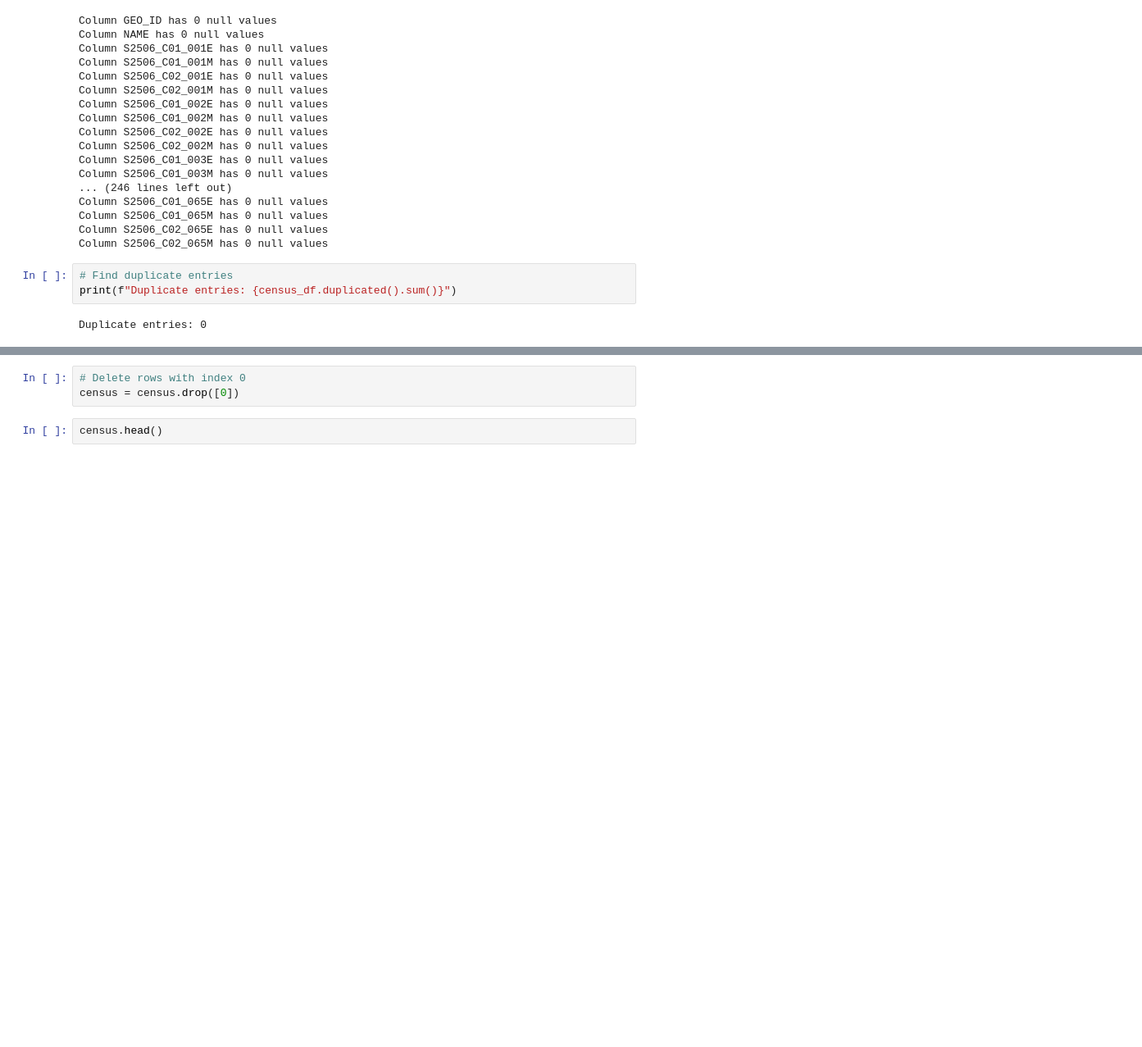
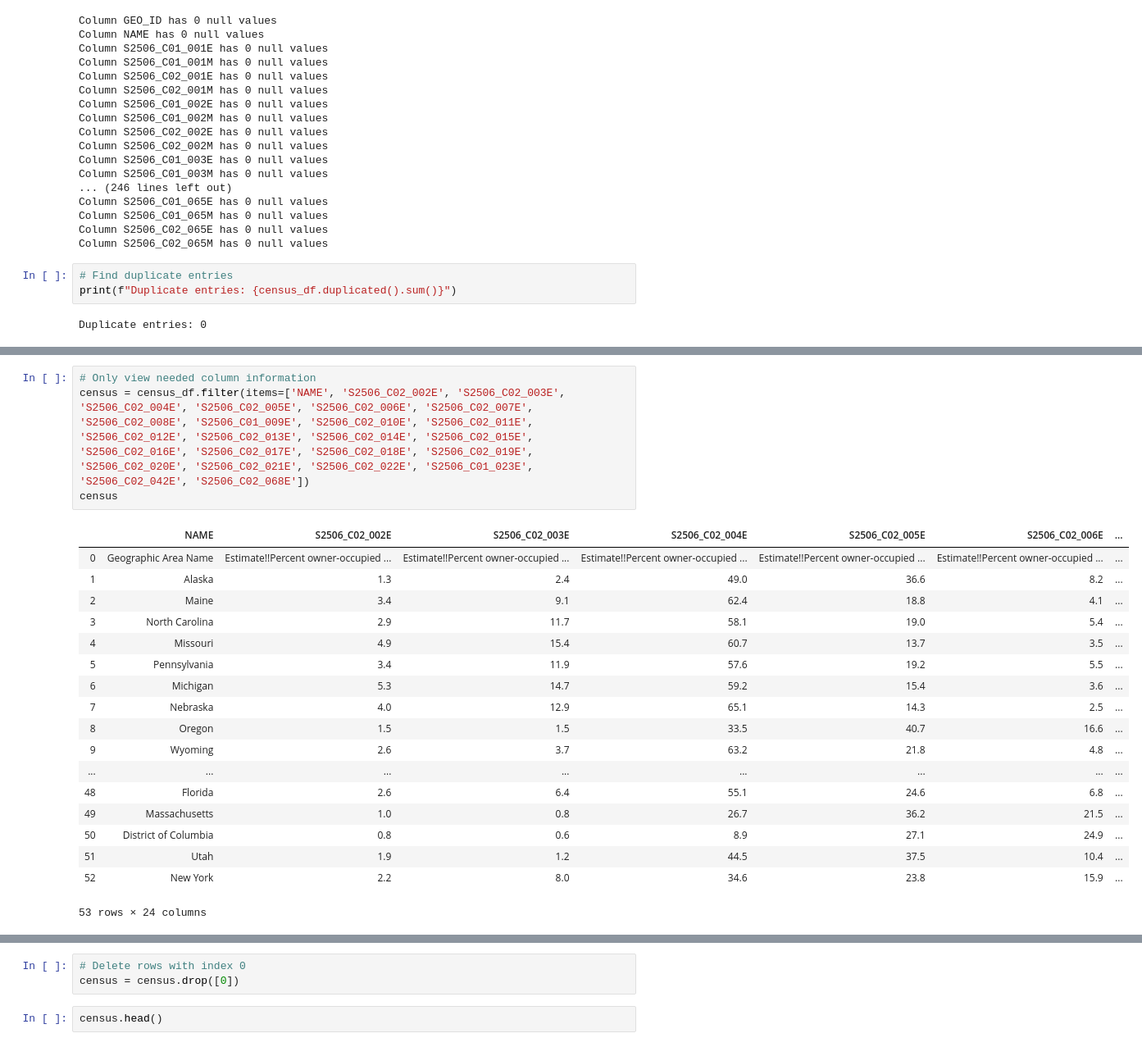
Before and after one commit to JVChermak/Leaving_California, a Jupyter notebook: Notebook/census_2018.ipynb, the cells around one changed output, grey strips where cells are left out. Shown at 82% size. Drawn from its saved outputs; the diff is of its cells as text; blank space fills up the shorter version.

```diff
--- a/Notebook/census_2018.ipynb
+++ b/Notebook/census_2018.ipynb
@@ -98,2 +75,25 @@ census
+# %%
+# Only view needed column information
+census = census_df.filter(items=['NAME', 'S2506_C02_002E', 'S2506_C02_003E', 'S2506_C02_004E', 'S2506_C02_005E', 'S2506_C02_006E', 'S2506_C02_007E', 'S2506_C02_008E', 'S2506_C01_009E', 'S2506_C02_010E', 'S2506_C02_011E', 'S2506_C02_012E', 'S2506_C02_013E', 'S2506_C02_014E', 'S2506_C02_015E', 'S2506_C02_016E', 'S2506_C02_017E', 'S2506_C02_018E', 'S2506_C02_019E', 'S2506_C02_020E', 'S2506_C02_021E', 'S2506_C02_022E', 'S2506_C01_023E', 'S2506_C02_042E', 'S2506_C02_068E'])
+census
+# %% [output]
+|  | NAME | S2506_C02_002E | S2506_C02_003E | S2506_C02_004E | S2506_C02_005E | S2506_C02_006E | ... |
+| 0 | Geographic Area Name | Estimate!!Percent owner-occupied ... | Estimate!!Percent owner-occupied ... | Estimate!!Percent owner-occupied ... | Estimate!!Percent owner-occupied ... | Estimate!!Percent owner-occupied ... | ... |
+| 1 | Alaska | 1.3 | 2.4 | 49.0 | 36.6 | 8.2 | ... |
+| 2 | Maine | 3.4 | 9.1 | 62.4 | 18.8 | 4.1 | ... |
+| 3 | North Carolina | 2.9 | 11.7 | 58.1 | 19.0 | 5.4 | ... |
+| 4 | Missouri | 4.9 | 15.4 | 60.7 | 13.7 | 3.5 | ... |
+| 5 | Pennsylvania | 3.4 | 11.9 | 57.6 | 19.2 | 5.5 | ... |
+| 6 | Michigan | 5.3 | 14.7 | 59.2 | 15.4 | 3.6 | ... |
+| 7 | Nebraska | 4.0 | 12.9 | 65.1 | 14.3 | 2.5 | ... |
+| 8 | Oregon | 1.5 | 1.5 | 33.5 | 40.7 | 16.6 | ... |
+| 9 | Wyoming | 2.6 | 3.7 | 63.2 | 21.8 | 4.8 | ... |
+| ... | ... | ... | ... | ... | ... | ... | ... |
+| 48 | Florida | 2.6 | 6.4 | 55.1 | 24.6 | 6.8 | ... |
+| 49 | Massachusetts | 1.0 | 0.8 | 26.7 | 36.2 | 21.5 | ... |
+| 50 | District of Columbia | 0.8 | 0.6 | 8.9 | 27.1 | 24.9 | ... |
+| 51 | Utah | 1.9 | 1.2 | 44.5 | 37.5 | 10.4 | ... |
+| 52 | New York | 2.2 | 8.0 | 34.6 | 23.8 | 15.9 | ... |
+53 rows × 24 columns
 # %%
 # Change column names
```
Also changed, not shown: parts of 7 cells of this notebook, 10 other files.
